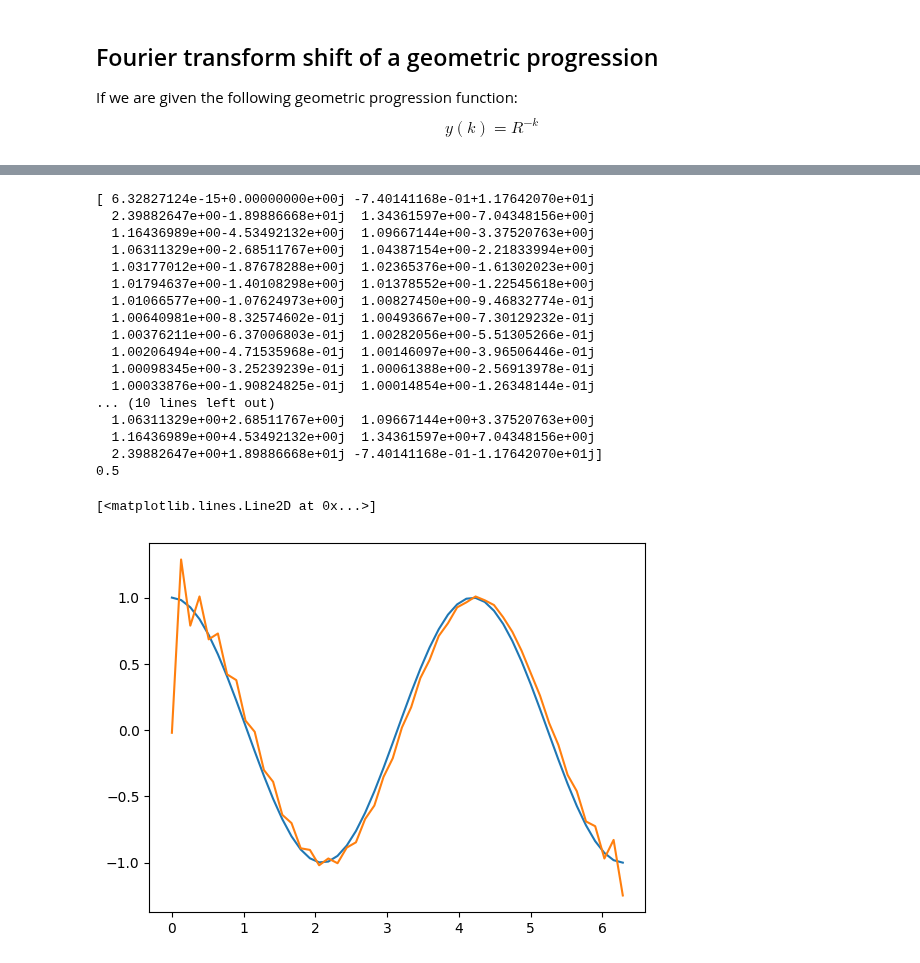
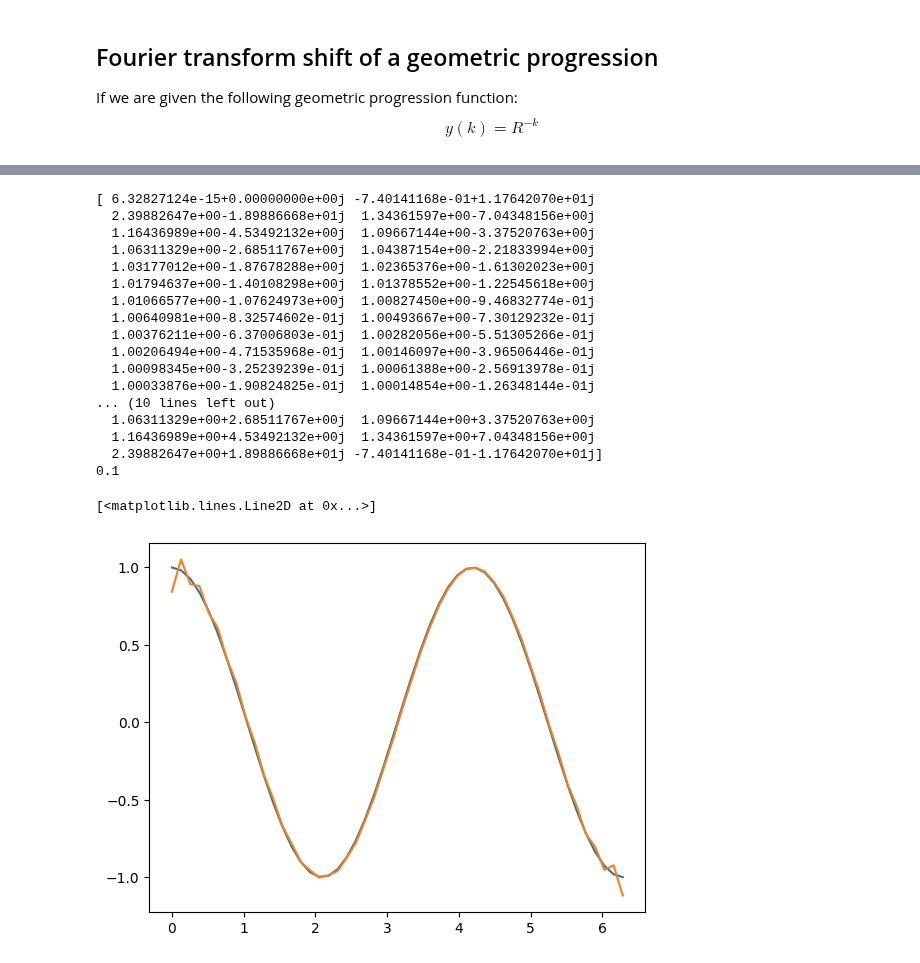
Before and after one commit to DylanReidRamelli/Bachelor-Project-2023, a Jupyter notebook: notebook/fourier_1.ipynb, the cells around one changed output, grey strips where cells are left out. Saved outputs shown, nothing was run; the diff lists cells and outputs as text; code cells hidden in the pictures.

```diff
--- a/notebook/fourier_1.ipynb
+++ b/notebook/fourier_1.ipynb
@@ -210,7 +260,7 @@ print(G)
 # def wave_num(i):
 #     return (i + math.floor(N/2))%N - math.floor(N/2)
 
-delta = 0.5
+delta = 0.1
 
 # Multiply the frequency values by a phase shift of delta
 N_prime = N if N % 2 == 0 else N+1
@@ -248,35 +298,38 @@ out_inverse = np.zeros(N, dtype=complex)
 
 # out_inverse /= N
 
 # print(G)
 # print(G)
 out_inverse = np.fft.ifft(G)
 # print(out_inverse)
 
+
+def wavenum(X): return
+
 # print(new_g)
 # final_output = np.fft.ifft(new_g)
 # print(final_output)
 ax.plot(y, out_inverse.real)
 # %% [output]
 [ 6.32827124e-15+0.00000000e+00j -7.40141168e-01+1.17642070e+01j
   2.39882647e+00-1.89886668e+01j  1.34361597e+00-7.04348156e+00j
   1.16436989e+00-4.53492132e+00j  1.09667144e+00-3.37520763e+00j
   1.06311329e+00-2.68511767e+00j  1.04387154e+00-2.21833994e+00j
   1.03177012e+00-1.87678288e+00j  1.02365376e+00-1.61302023e+00j
   1.01794637e+00-1.40108298e+00j  1.01378552e+00-1.22545618e+00j
   1.01066577e+00-1.07624973e+00j  1.00827450e+00-9.46832774e-01j
   1.00640981e+00-8.32574602e-01j  1.00493667e+00-7.30129232e-01j
   1.00376211e+00-6.37006803e-01j  1.00282056e+00-5.51305266e-01j
   1.00206494e+00-4.71535968e-01j  1.00146097e+00-3.96506446e-01j
   1.00098345e+00-3.25239239e-01j  1.00061388e+00-2.56913978e-01j
   1.00033876e+00-1.90824825e-01j  1.00014854e+00-1.26348144e-01j
 ... (10 lines left out)
   1.06311329e+00+2.68511767e+00j  1.09667144e+00+3.37520763e+00j
   1.16436989e+00+4.53492132e+00j  1.34361597e+00+7.04348156e+00j
   2.39882647e+00+1.89886668e+01j -7.40141168e-01-1.17642070e+01j]
-0.5
+0.1
 [<matplotlib.lines.Line2D at 0x...>]
-[figure, old version]
+[figure, new version]
 # %%
 N = 90
 y = np.linspace(0,2 * np.pi, N)
```
Also changed, not shown: parts of 4 cells of this notebook, 7 other files.
